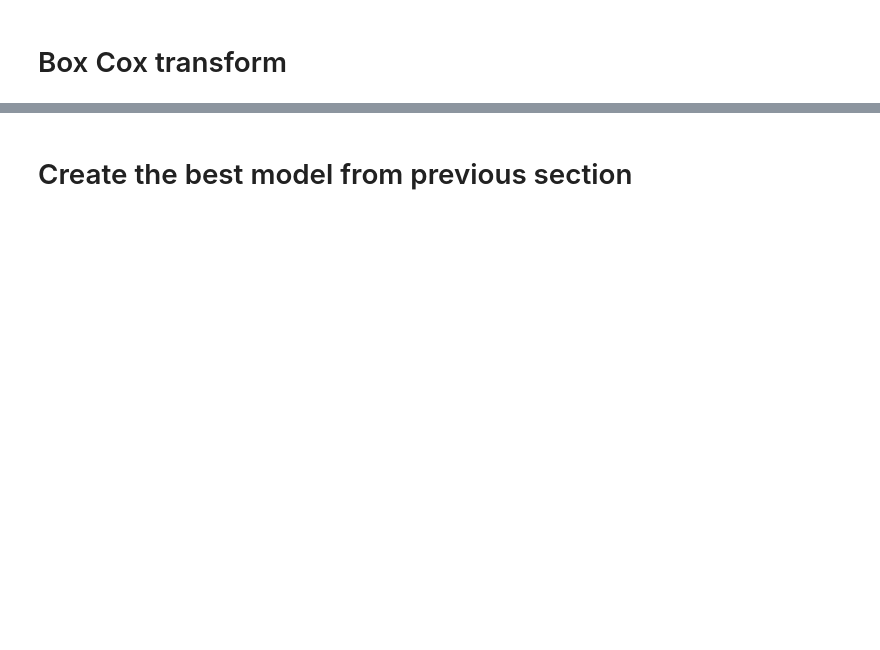
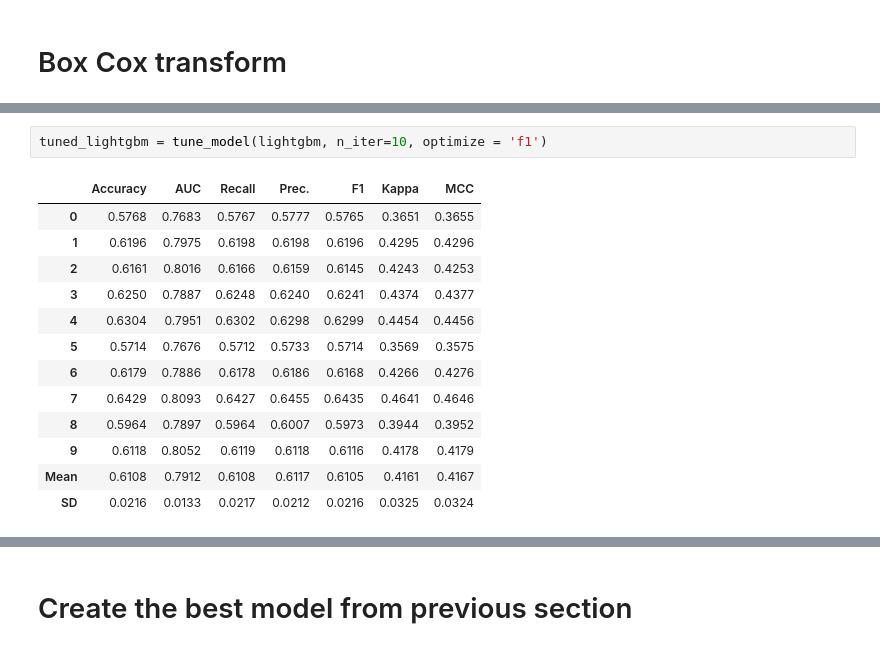
Before and after one commit to nattzza/AutoML-Data-Challenge, a Jupyter notebook: KaggleDataChallenge.ipynb, the cells around one changed output, grey strips where cells are left out. Cells and saved outputs as stored; diff of their text form; blank space fills up the shorter version.

```diff
--- a/KaggleDataChallenge.ipynb
+++ b/KaggleDataChallenge.ipynb
@@ -330 +226,17 @@ gbc = create_model("gbc")
+# %%
+tuned_lightgbm = tune_model(lightgbm, n_iter=10, optimize = 'f1')
+# %% [output]
+|  | Accuracy | AUC | Recall | Prec. | F1 | Kappa | MCC |
+| 0 | 0.5768 | 0.7683 | 0.5767 | 0.5777 | 0.5765 | 0.3651 | 0.3655 |
+| 1 | 0.6196 | 0.7975 | 0.6198 | 0.6198 | 0.6196 | 0.4295 | 0.4296 |
+| 2 | 0.6161 | 0.8016 | 0.6166 | 0.6159 | 0.6145 | 0.4243 | 0.4253 |
+| 3 | 0.6250 | 0.7887 | 0.6248 | 0.6240 | 0.6241 | 0.4374 | 0.4377 |
+| 4 | 0.6304 | 0.7951 | 0.6302 | 0.6298 | 0.6299 | 0.4454 | 0.4456 |
+| 5 | 0.5714 | 0.7676 | 0.5712 | 0.5733 | 0.5714 | 0.3569 | 0.3575 |
+| 6 | 0.6179 | 0.7886 | 0.6178 | 0.6186 | 0.6168 | 0.4266 | 0.4276 |
+| 7 | 0.6429 | 0.8093 | 0.6427 | 0.6455 | 0.6435 | 0.4641 | 0.4646 |
+| 8 | 0.5964 | 0.7897 | 0.5964 | 0.6007 | 0.5973 | 0.3944 | 0.3952 |
+| 9 | 0.6118 | 0.8052 | 0.6119 | 0.6118 | 0.6116 | 0.4178 | 0.4179 |
+| Mean | 0.6108 | 0.7912 | 0.6108 | 0.6117 | 0.6105 | 0.4161 | 0.4167 |
+| SD | 0.0216 | 0.0133 | 0.0217 | 0.0212 | 0.0216 | 0.0325 | 0.0324 |
 # %%
```
Also changed, not shown: parts of 45 cells of this notebook.
